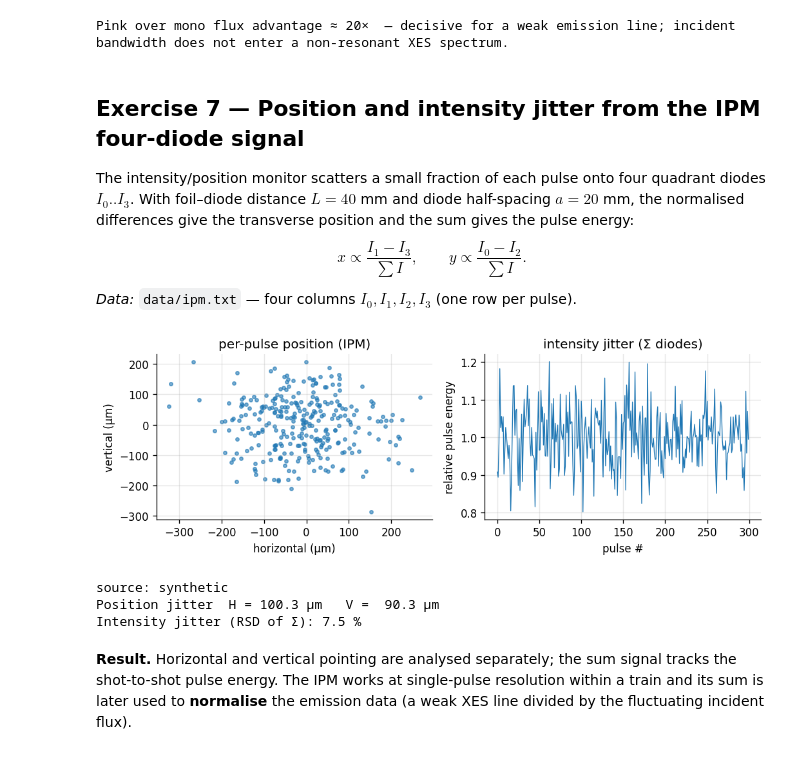
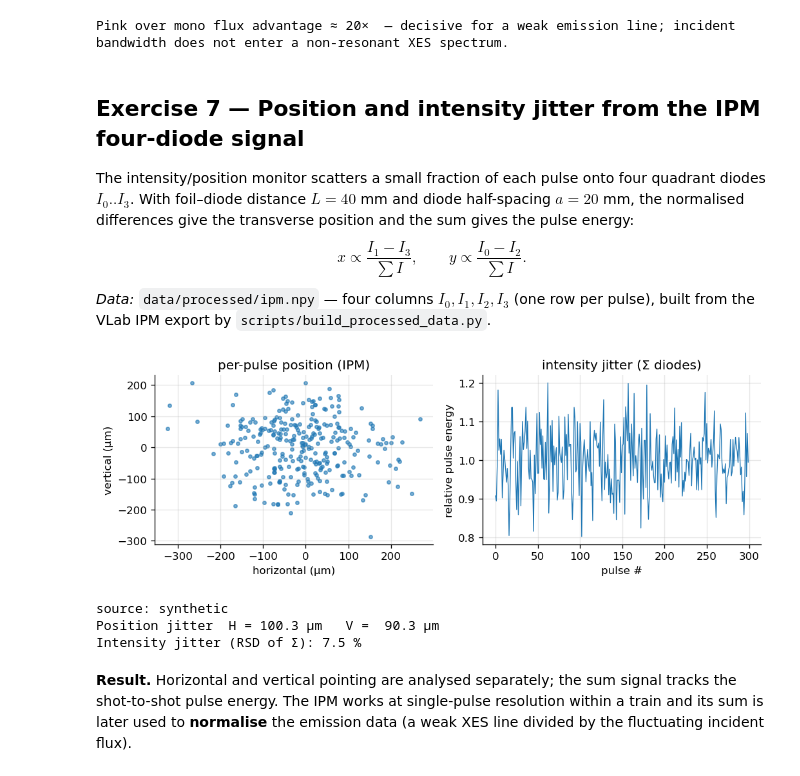
Before and after one commit to ferrod29/UfatsXrayExp-VLab, a Jupyter notebook: notebooks/01_beam_alignment.ipynb, the cells around one changed output. Saved outputs shown, nothing was run; the diff lists cells and outputs as text; code cells hidden in the pictures.

```diff
--- a/notebooks/01_beam_alignment.ipynb
+++ b/notebooks/01_beam_alignment.ipynb
@@ -266,33 +266,31 @@ half-spacing $a=20$ mm, the normalised differences give the transverse position
 and the sum gives the pulse energy:
 $$x \propto \frac{I_1-I_3}{\sum I},\qquad y \propto \frac{I_0-I_2}{\sum I}.$$
 
-*Data:* `data/ipm.txt` — four columns $I_0,I_1,I_2,I_3$ (one row per pulse).
+*Data:* `data/processed/ipm.npy` — four columns $I_0,I_1,I_2,I_3$ (one row per pulse), built from the VLab IPM export by `scripts/build_processed_data.py`.
 # %%
-try:
-    ipm = np.loadtxt("data/ipm.txt"); meta = {"a": 20.0}
-    src_ipm = "data/ipm.txt"
-except OSError:
-    ipm, meta = V.Synthetic.ipm_signals(n=300); src_ipm = "synthetic"
+# Four diode columns I0..I3, one row per pulse: data/processed/ipm.npy from a
+# VLab export if present, else the synthetic stand-in.
+ipm, src_ipm = V.load_table("ipm", gen=lambda: V.Synthetic.ipm_signals(n=300)[0])
 I0, I1, I2, I3 = ipm.T
 S = ipm.sum(axis=1)
-a = meta["a"]
+a = 20.0                       # diode half-spacing (mm), Sec. 6.4.2
 x_pos = a * (I1 - I3) / S      # mm
 y_pos = a * (I0 - I2) / S      # mm
 
 fig, axs = plt.subplots(1, 2, figsize=(8.8, 3.1))
 axs[0].scatter(x_pos * 1e3, y_pos * 1e3, s=10, alpha=0.6)
 axs[0].set_xlabel("horizontal (µm)"); axs[0].set_ylabel("vertical (µm)")
 axs[0].set_title("per-pulse position (IPM)")
 axs[1].plot(S / S.mean(), lw=0.8)
 axs[1].set_xlabel("pulse #"); axs[1].set_ylabel("relative pulse energy")
 axs[1].set_title("intensity jitter (Σ diodes)")
 fig.tight_layout(); fig.savefig("figures/ex07_ipm.png", dpi=150); plt.show()
-print(f"source: {src_ipm}")
+print(f"source: {src_ipm or 'synthetic'}")
 print(f"Position jitter  H = {x_pos.std(ddof=1)*1e3:5.1f} µm   "
       f"V = {y_pos.std(ddof=1)*1e3:5.1f} µm")
 print(f"Intensity jitter (RSD of Σ): {S.std(ddof=1)/S.mean()*100:.1f} %")
 # %% [output]
-[figure, old version]
+[figure, new version]
 source: synthetic
 Position jitter  H = 100.3 µm   V =  90.3 µm
 Intensity jitter (RSD of Σ): 7.5 %
```
Also changed, not shown: parts of 6 cells of this notebook, 8 other files.
